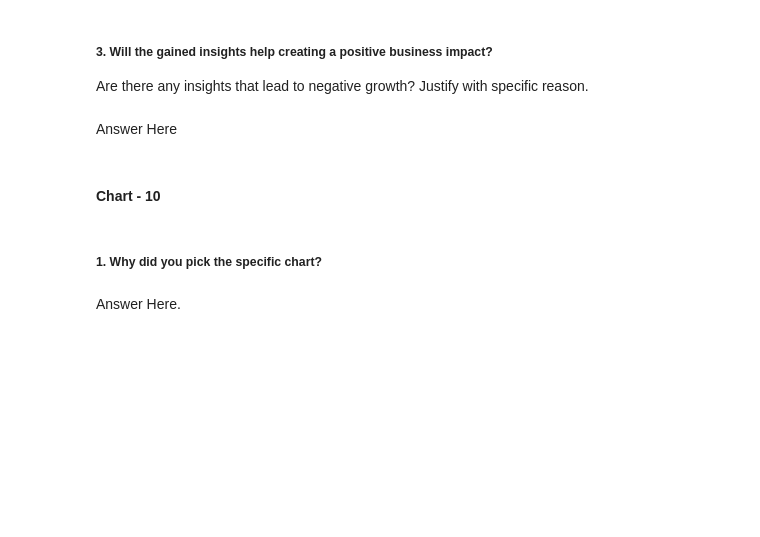
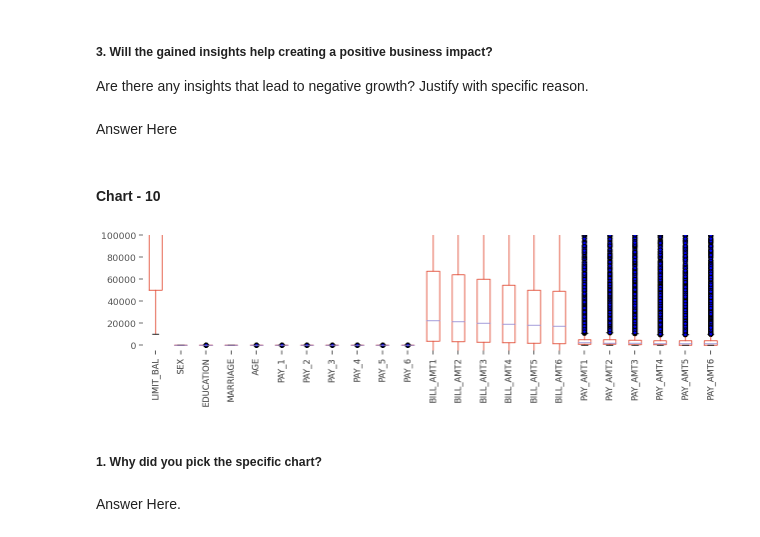
Before and after one commit to Navjotkhatri/Credit-Card-Default-Prediction, a Jupyter notebook: Credit_Card_Default_Prediction.ipynb, the cells around one changed output. Drawn from its saved outputs; the diff is of its cells as text; code cells hidden in the pictures; blank space fills up the shorter version.

```diff
--- a/Credit_Card_Default_Prediction.ipynb
+++ b/Credit_Card_Default_Prediction.ipynb
@@ -626,3 +662,15 @@ Answer Here
+# %%
+# Chart - 10 visualization code
+## data are distributed in a wide range (below), need to be normalizded.
+plt.figure(figsize=(15,3))
+ax= cr_df.drop('Default', axis=1).boxplot(cr_df.columns.name, rot=90)
+outliers = dict(markerfacecolor='b', marker='p')
+ax= features.boxplot(features.columns.name, rot=90, flierprops=outliers)
+plt.xticks(size=12)
+ax.set_ylim([-5000,100000])
+plt.box(False);
+# %% [output]
+[figure, added]
 # %% [markdown]
 ##### 1. Why did you pick the specific chart?
 # %% [markdown]
```
Also changed, not shown: parts of 13 cells of this notebook.
